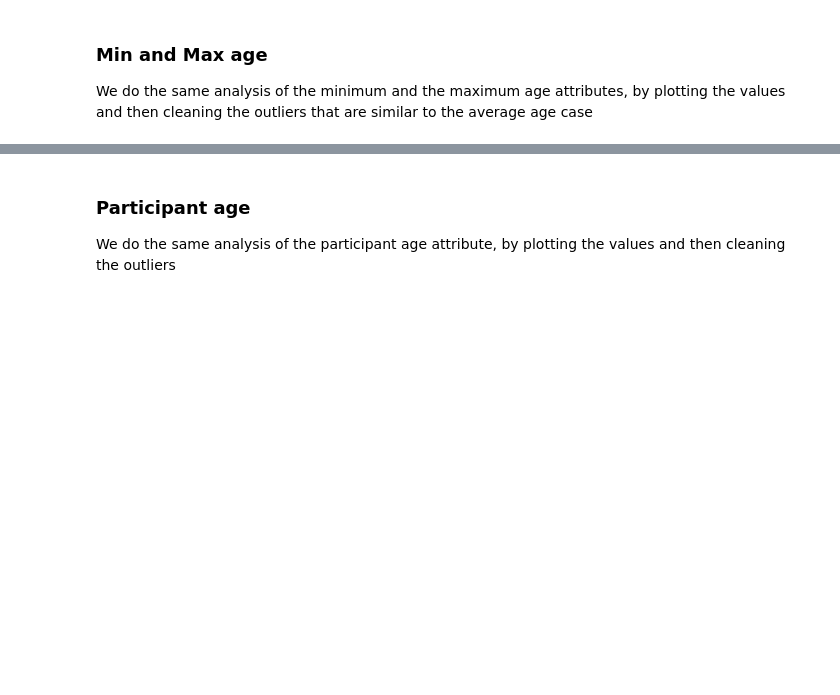
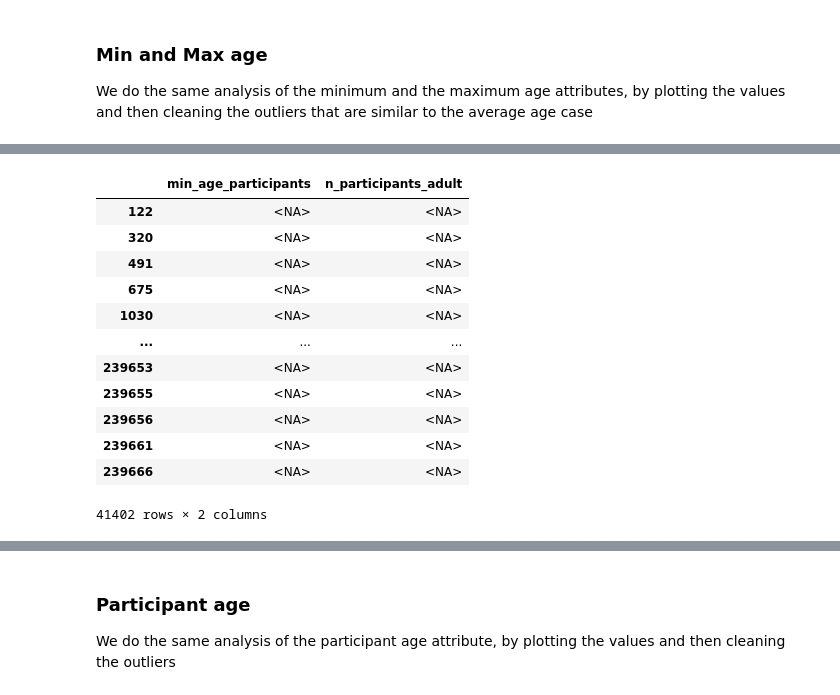
Before and after one commit to vezzusamu/dm-project, a Jupyter notebook: data_understanding.ipynb, the cells around one changed output, grey strips where cells are left out. Saved outputs shown, nothing was run; the diff lists cells and outputs as text; code cells hidden in the pictures; blank space fills up the shorter version.

```diff
--- a/data_understanding.ipynb
+++ b/data_understanding.ipynb
@@ -239,3 +321,26 @@ df.loc[(df["max_age_participants"] > 120) | (df["max_age_participants"] < 0), "m
+# %%
+#df[df["min_age_participants"] > df["max_age_participants"]][["min_age_participants","max_age_participants"]]
+#check that the new substitution doesn't create conflicts (wrong column values)
+#df[df["min_age_participants"].isna() & ( df["n_participants_adult"] == 0 | df["n_participants_adult"].isna())][["min_age_participants","n_participants_adult"]]
+df[df["min_age_participants"].isna() & ((df["n_participants_adult"] == 0) | df["n_participants_adult"].isna())][["min_age_participants","n_participants_adult"]]
+#TODO
+
+#& (df["n_participants_teen"].isna() | df["n_participants_teen"] == 0) & (df["n_participants_child"].isna() | df["n_participants_child"] == 0)
+#All the values that
+# %% [output]
+|  | min_age_participants | n_participants_adult |
+| 122 | <NA> | <NA> |
+| 320 | <NA> | <NA> |
+| 491 | <NA> | <NA> |
+| 675 | <NA> | <NA> |
+| 1030 | <NA> | <NA> |
+| ... | ... | ... |
+| 239653 | <NA> | <NA> |
+| 239655 | <NA> | <NA> |
+| 239656 | <NA> | <NA> |
+| 239661 | <NA> | <NA> |
+| 239666 | <NA> | <NA> |
+41402 rows × 2 columns
 # %%
 df.hist(column="min_age_participants", bins=[0, 10, 20, 30, 40, 50, 60, 70, 80, 90, 100, 110, 120])
 plt.title("Minimum age after cleaning")
```
Also changed, not shown: parts of 20 cells of this notebook, 1 other file.
